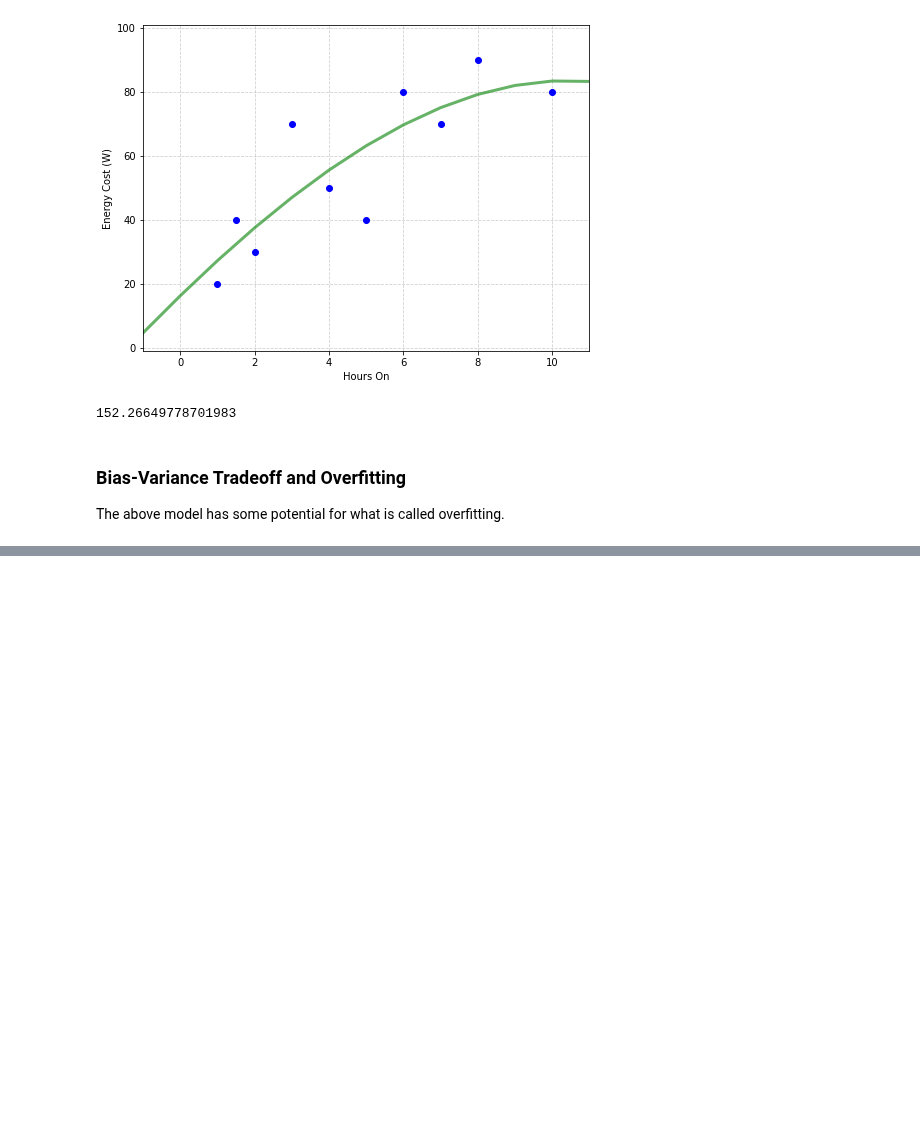
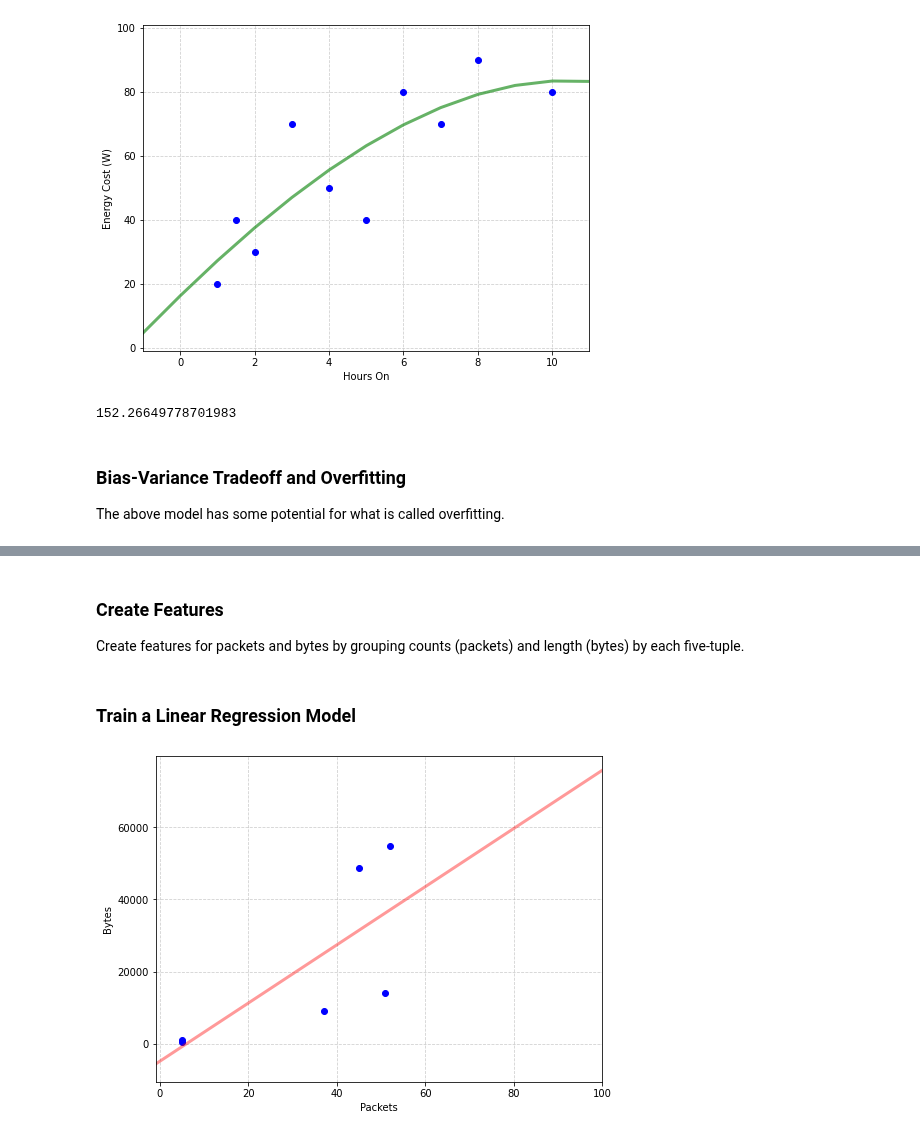
Before and after one commit to noise-lab/ml-networking, a Jupyter notebook: notebooks/1-Linear Regression.ipynb, the cells around one changed output, grey strips where cells are left out. Cells and saved outputs as stored; diff of their text form; code cells hidden in the pictures; blank space fills up the shorter version.

Commit message:
add a networking pcap example to the linear regression notebook

```diff
--- a/notebooks/1-Linear Regression.ipynb
+++ b/notebooks/1-Linear Regression.ipynb
@@ -222,0 +232,6 @@ However, given that the only information we have about these hypothetical device
+# %%
+import sys
+sys.path.append("../lib")
+from parse_pcap import pcap_to_pandas, send_rates
+
+pcap = pcap_to_pandas('../pcaps/uchicagocs-web-20200714.pcap')
@@ -222,0 +242,3 @@ However, given that the only information we have about these hypothetical device
+# %%
+pdf = pcap.loc[:,['ip_src','ip_dst','length','port_src','port_dst','protocol']]
+pdf.head(5)
@@ -222,0 +252,42 @@ However, given that the only information we have about these hypothetical device
+# %% [markdown]
+### Create Features
+
+Create features for packets and bytes by grouping counts (packets) and length (bytes) by each five-tuple.
+# %%
+pdf_bytes = pdf.groupby(['ip_src','ip_dst','port_src','port_dst','protocol']).sum()
+pdf_pkts = pdf.groupby(['ip_src','ip_dst','port_src','port_dst','protocol']).count()
+# %%
+pkts = pdf_pkts['length'].values
+byte = pdf_bytes['length'].values
+
+points_x = pkts
+points_y = byte
+# %% [markdown]
+### Train a Linear Regression Model
+# %%
+###########
+# Step 1: Create Linear Regression Model
+linear_regression = linear_model.LinearRegression()
+
+# Step 2: Train the Model Using the (x,y) Points
+# Note: Reshape (-1,1) creates a column vector, which is what fit() expects.
+linear_regression.fit(points_x.reshape(-1,1), points_y)
+
+# Step 3: Input to predict function are x values that the model has never seen.
+y_hat = linear_regression.predict(np.array([-2,100]).reshape(-1,1))
+###########
+
+# Plot the results along with the points and previous line
+# Plot the original points.
+plt.plot(points_x, points_y, '.', color='blue', markersize=12)
+
+# Predicted line from sklearn is in red
+plt.plot([-2, 100], y_hat, color='red', alpha=0.4, linewidth=3)
+
+plt.grid(linestyle='--', alpha=0.6)
+plt.xlim((-1, 100))
+plt.xlabel('Packets')
+plt.ylabel('Bytes')
+plt.show()
+# %% [output]
+[figure, added]
```
Also changed, not shown: parts of 4 cells of this notebook, 1 other file.
